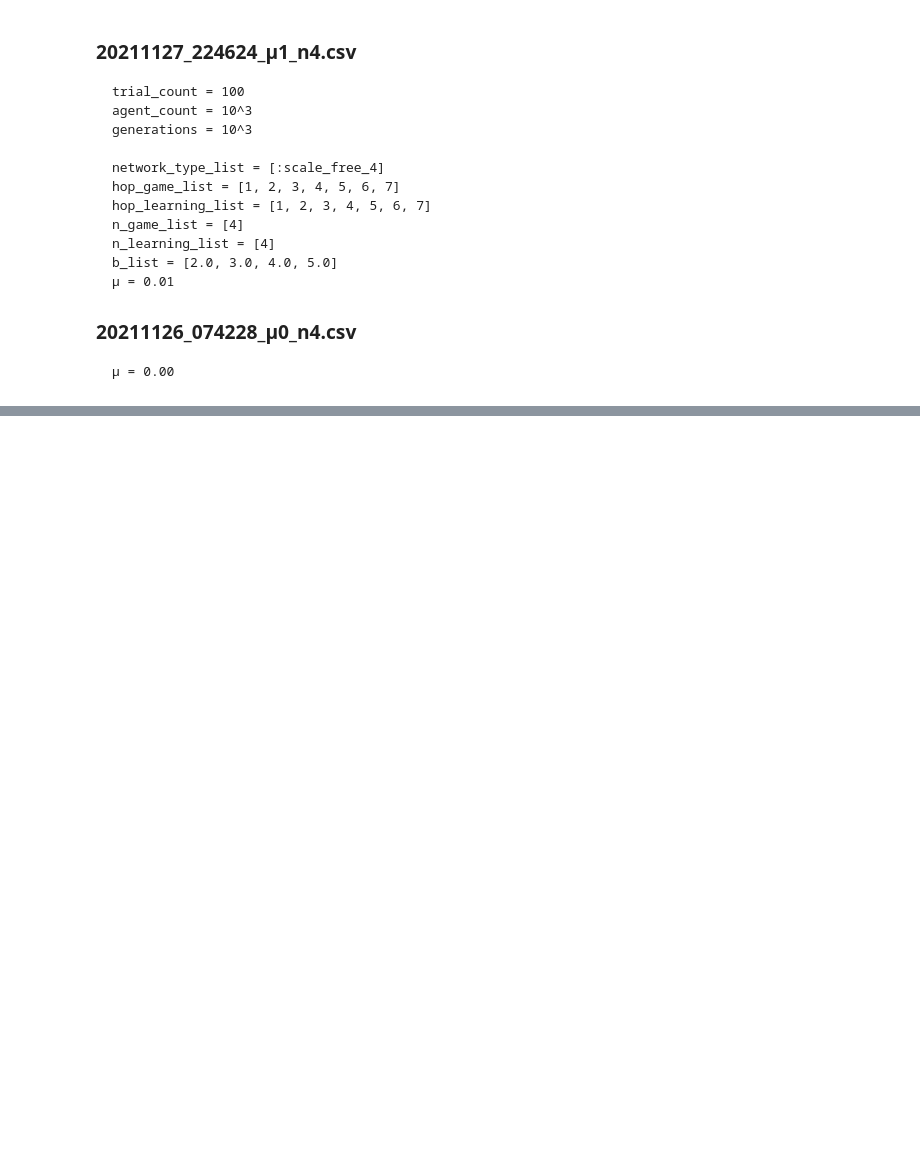
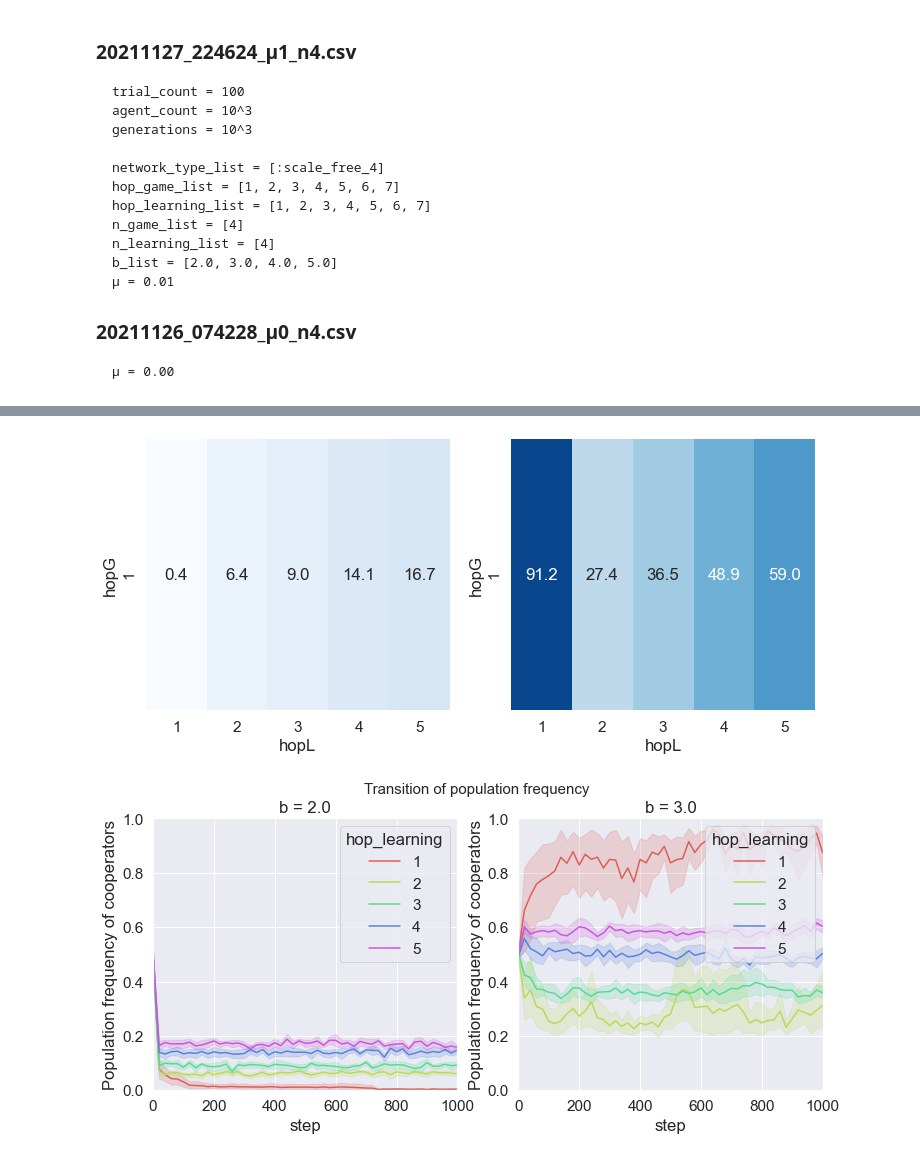
Before and after one commit to mas178/social-simulation, a Jupyter notebook: Inaba2021/Fig3.ipynb, the cells around one changed output, grey strips where cells are left out. Drawn from its saved outputs; the diff is of its cells as text; code cells hidden in the pictures; blank space fills up the shorter version.

```diff
--- a/Inaba2021/Fig3.ipynb
+++ b/Inaba2021/Fig3.ipynb
@@ -123,0 +114,6 @@ draw_lines(df_μ1_learning)
+# %%
+# best select
+show("data/20220426_162529.csv")
+# %% [output]
+[figure, added]
+[figure, added]
```
Also changed, not shown: parts of 11 cells of this notebook, 2 other files.
